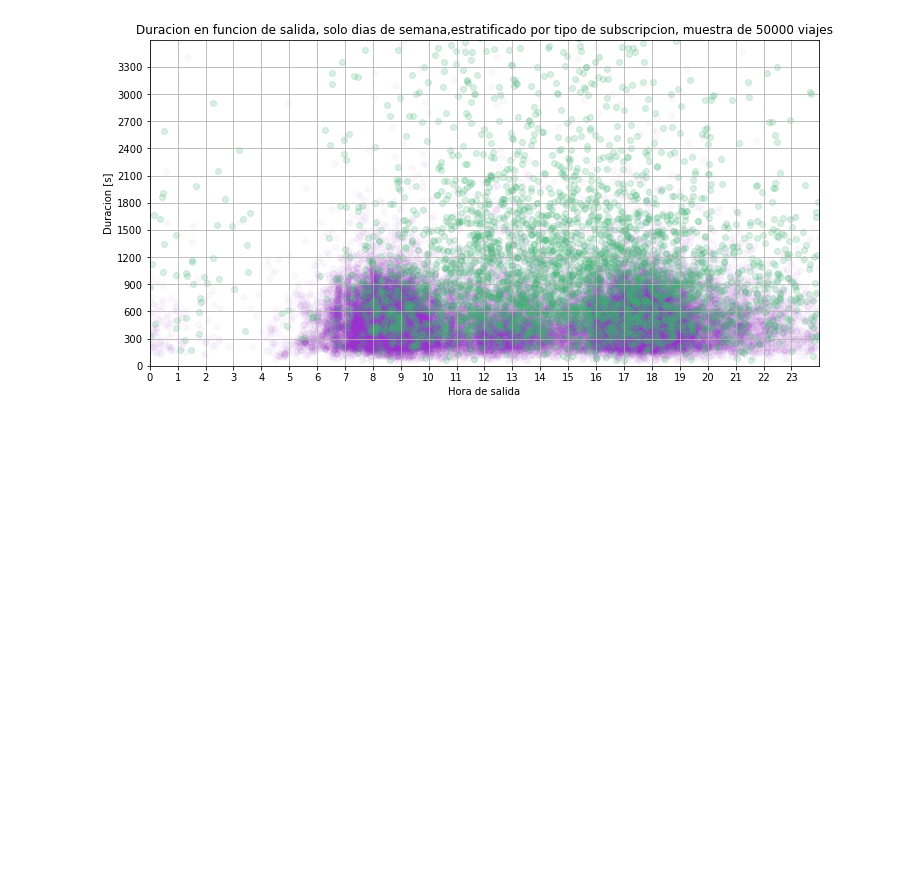
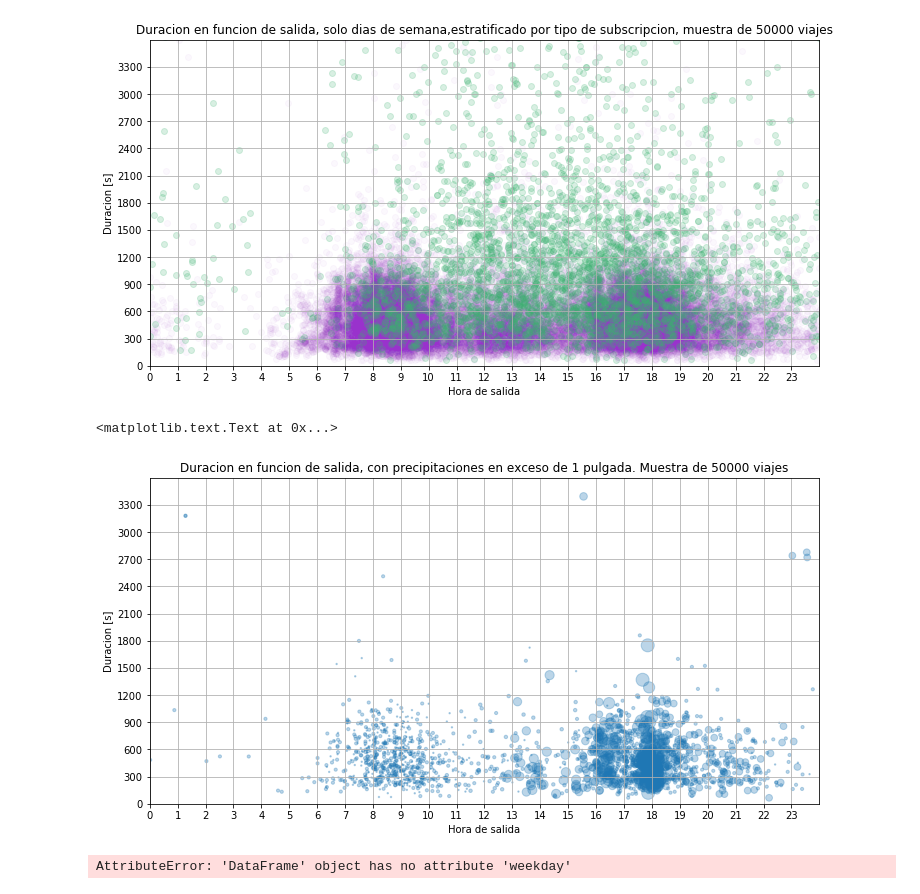
Before and after one commit to pabloernesto/sfBikes, a Jupyter notebook: hora_duracion.ipynb, the cells around one changed output. Cells and saved outputs as stored; diff of their text form; code cells hidden in the pictures; blank space fills up the shorter version.

Commit message:
plots de precipitaciones

```diff
--- a/hora_duracion.ipynb
+++ b/hora_duracion.ipynb
@@ -138,3 +138,40 @@ plt.ylabel("Duracion [s]")
 # %% [output]
 <matplotlib.text.Text at 0x...>
 [figure]
+# %%
+tmp = trip
+tmp['start_time'] = tmp.loc[:,'start_date'].map(lambda s: s.split(' ')[1])
+tmp['hours_from_midnight'] = tmp['start_time'].map(lambda s: float(s.split(':')[0]) + float(s.split(':')[1])/60)
+tmp.loc[:,'start_date'] = tmp.loc[:,'start_date'].map(lambda s: s.split(' ')[0])
+tmp.loc[:,['start_date','start_time','hours_from_midnight']].head()
+
+tmp = tmp.merge(curated_weather, how='outer', left_on='start_date', right_on='date')
+# %%
+def precipitar(x):
+    if x == "T": return 0.05
+    return float(x)
+
+tmp.loc[:,'precipitation_inches'] = tmp.loc[:,'precipitation_inches'].map(precipitar)
+# %%
+tmp.loc[(tmp.precipitation_inches > 1),:]\
+    .plot.scatter(x='hours_from_midnight', y='duration', s=rainy.precipitation_inches*200,\
+                  alpha=0.3, figsize=(12,6), xlim=(0,24), ylim=(0,3600),\
+                  xticks=range(0,24), yticks=range(0,3600,300), grid=True, sharex=False)
+plt.title("Duracion en funcion de salida, con precipitaciones en exceso de 1 pulgada. \
+Muestra de 50000 viajes")
+plt.xlabel("Hora de salida")
+plt.ylabel("Duracion [s]")
+# %% [output]
+<matplotlib.text.Text at 0x...>
+[figure, added]
+# %%
+rainy = tmp.loc[(tmp.weekday >= 5) & (tmp.precipitation_inches > 0),:]
+rainy.plot.scatter(x='hours_from_midnight', y='duration', s=rainy.precipitation_inches*100,\
+                   alpha=0.2, figsize=(12,6), xlim=(0,24), ylim=(0,3600),\
+                   xticks=range(0,24), yticks=range(0,3600,300), grid=True, sharex=False)
+plt.title("Duracion en funcion de salida, solo fines de semana con lluvia. \
+El radio del punto es proporcional al nivel de precipitaciones.")
+plt.xlabel("Hora de salida")
+plt.ylabel("Duracion [s]")
+# %% [output]
+AttributeError: 'DataFrame' object has no attribute 'weekday'
```
Also changed, not shown: parts of 1 cell of this notebook.
